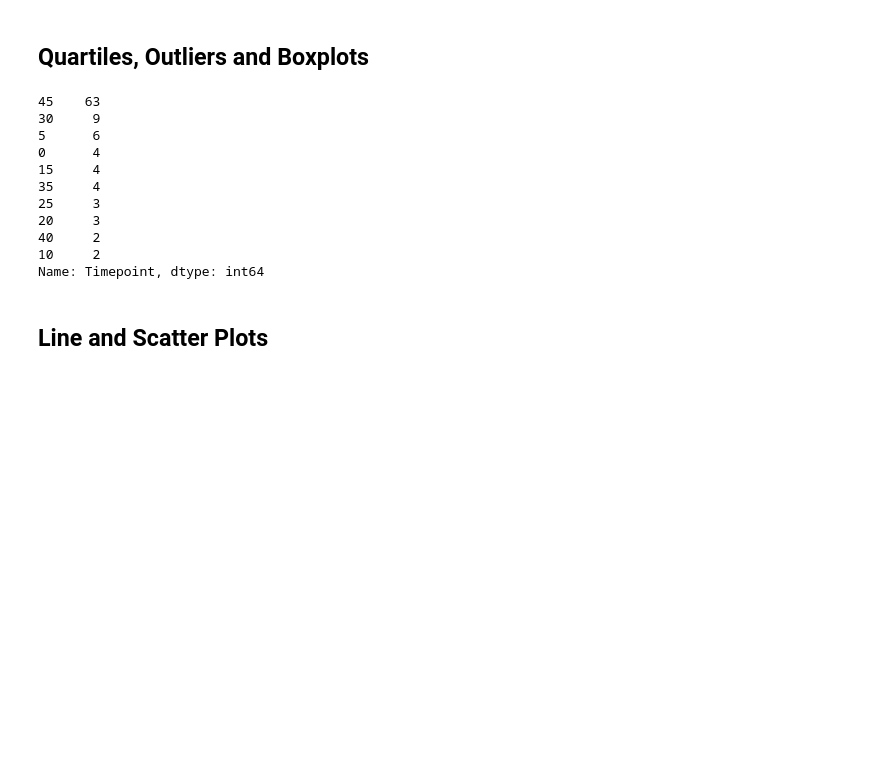
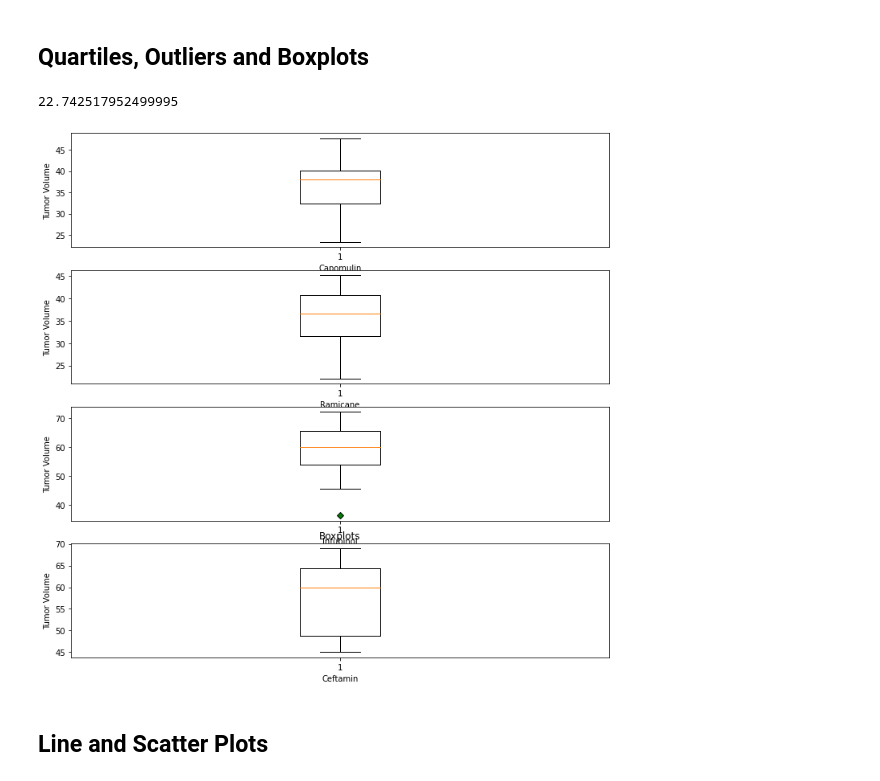
Before and after one commit to Jovh11/Matplotlib-Challenge, a Jupyter notebook: Pymaceuticals/pymaceuticals_starter.ipynb, the cells around one changed output. Saved outputs shown, nothing was run; the diff lists cells and outputs as text; code cells hidden in the pictures; blank space fills up the shorter version.

```diff
--- a/Pymaceuticals/pymaceuticals_starter.ipynb
+++ b/Pymaceuticals/pymaceuticals_starter.ipynb
@@ -172,31 +177,30 @@ plt.show()
 # Capomulin, Ramicane, Infubinol, and Ceftamin
 treat_frame = combined_data.loc[(combined_data['Drug Regimen'] == 'Capomulin') | (combined_data['Drug Regimen'] == 'Ramicane') | (combined_data['Drug Regimen'] ==  'Infubinol') | (combined_data['Drug Regimen'] == 'Ceftamin')].reset_index(drop=True)
 # Start by getting the last (greatest) timepoint for each mouse
-treat_group = treat_frame.groupby('Mouse ID')
+point_frame = treat_frame[['Mouse ID','Timepoint']]
+treat_group = point_frame.groupby('Mouse ID')
 treat_df = treat_group.max()
-treat_df
+new_df = combined_data
+newer_df = new_df.merge(treat_df, on='Mouse ID')
 # Merge this group df with the original dataframe to get the tumor volume at the last timepoint
+newer_df = newer_df.rename(columns={'Timepoint_x': 'Timepoint', 'Timepoint_y': 'Max Timepoint'})
+drugs = ['Capomulin', 'Ramicane', 'Infubinol', 'Ceftamin']
+tumor_vol = []
+for index, row in newer_df.iterrows():
+    if row['Timepoint'] == row['Max Timepoint']:
+        tumor_vol.append(row['Tumor Volume (mm3)'])
-# %% [output]
-45    63
-30     9
-5      6
-0      4
-15     4
-35     4
-25     3
-20     3
-40     2
-10     2
-Name: Timepoint, dtype: int64
 # %%
 # Put treatments into a list for for loop (and later for plot labels)
-
-
+quartiles = np.quantile(tumor_vol, [0.25, 0.5, 0.75])
+lowerq = quartiles[0]
+upperq = quartiles[2]
+iqr = upperq-lowerq
+quartiles
 # Create empty list to fill with tumor vol data (for plotting)
 
 
 # Calculate the IQR and quantitatively determine if there are any potential outliers.
-
+iqr
 
     # Locate the rows which contain mice on each drug and get the tumor volumes
 
@@ -205,3 +209,5 @@ Name: Timepoint, dtype: int64
 
 
     # Determine outliers using upper and lower bounds
+# %% [output]
+22.742517952499995
@@ -210,2 +214,31 @@ Name: Timepoint, dtype: int64
+# %%
+# Generate a box plot of the final tumor volume of each mouse across four regimens of interest
+tumor_df = newer_df[['Mouse ID', 'Weight (g)', 'Drug Regimen', 'Timepoint', 'Tumor Volume (mm3)', 'Max Timepoint']]
+tumor_df = tumor_df.loc[tumor_df['Timepoint'] == tumor_df['Max Timepoint']].reset_index(drop=True)
+tumor_df
+fig,(ax1, ax2, ax3, ax4) = plt.subplots(4)
+fig.set_figheight(12)
+fig.set_figwidth(12)
+drug_df = tumor_df.loc[tumor_df['Drug Regimen'] == drugs[0]]
+drug_df2 = tumor_df.loc[tumor_df['Drug Regimen'] == drugs[1]]
+drug_df3 = tumor_df.loc[tumor_df['Drug Regimen'] == drugs[2]]
+drug_df4 = tumor_df.loc[tumor_df['Drug Regimen'] == drugs[3]]
+green_diamond = dict(markerfacecolor='g', marker='D')
+ax1.boxplot(drug_df['Tumor Volume (mm3)'], flierprops=green_diamond)
+ax1.set_ylabel('Tumor Volume')
+ax1.set_xlabel(drugs[0])
+ax2.boxplot(drug_df2['Tumor Volume (mm3)'], flierprops=green_diamond)
+ax2.set_ylabel('Tumor Volume')
+ax2.set_xlabel(drugs[1])
+ax3.boxplot(drug_df3['Tumor Volume (mm3)'], flierprops=green_diamond)
+ax3.set_ylabel('Tumor Volume')
+ax3.set_xlabel(drugs[2])
+ax4.boxplot(drug_df4['Tumor Volume (mm3)'], flierprops=green_diamond)
+ax4.set_ylabel('Tumor Volume')
+ax4.set_xlabel(drugs[3])
+plt.title('Boxplots')
+plt.show()
+# %% [output]
+[figure, added]
 # %% [markdown]
 ## Line and Scatter Plots
```
Also changed, not shown: parts of 8 cells of this notebook.
